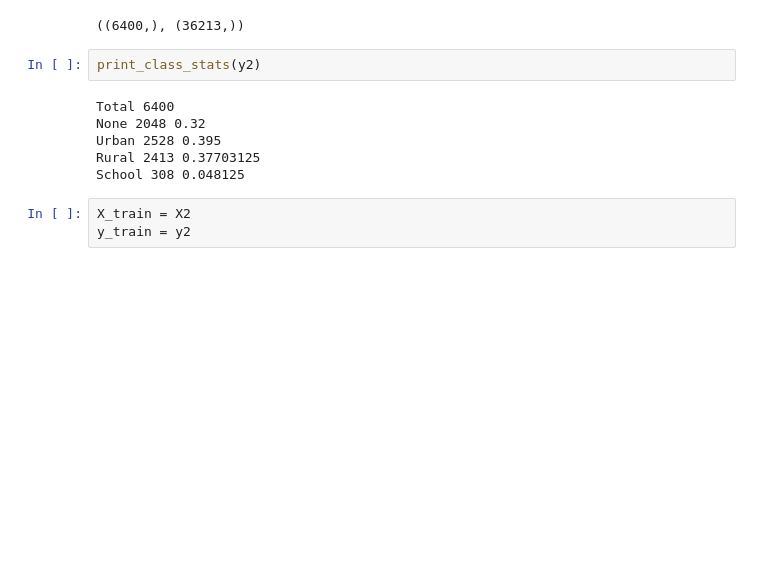
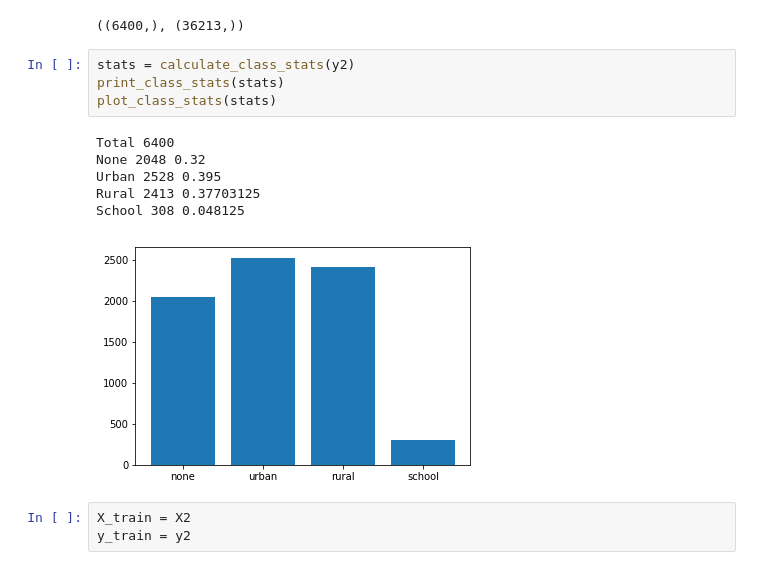
Before and after one commit to dymaxionlabs/school-mapping, a Jupyter notebook: notebooks/Dataset building.ipynb, the cells around one changed output. Drawn from its saved outputs; the diff is of its cells as text; blank space fills up the shorter version.

```diff
--- a/notebooks/Dataset building.ipynb
+++ b/notebooks/Dataset building.ipynb
@@ -332,14 +342,17 @@ X2, y2 = balance_dataset(X_train, y_train)
 X2.shape, X_train.shape
 # %% [output]
 ((6400,), (36213,))
-# %%
-print_class_stats(y2)
-# %% [output]
-Total 6400
-None 2048 0.32
-Urban 2528 0.395
-Rural 2413 0.37703125
-School 308 0.048125
+# %%
+stats = calculate_class_stats(y2)
+print_class_stats(stats)
+plot_class_stats(stats)
+# %% [output]
+Total 6400
+None 2048 0.32
+Urban 2528 0.395
+Rural 2413 0.37703125
+School 308 0.048125
+[figure, added]
 # %%
 X_train = X2
 y_train = y2
```
Also changed, not shown: parts of 3 cells of this notebook.
